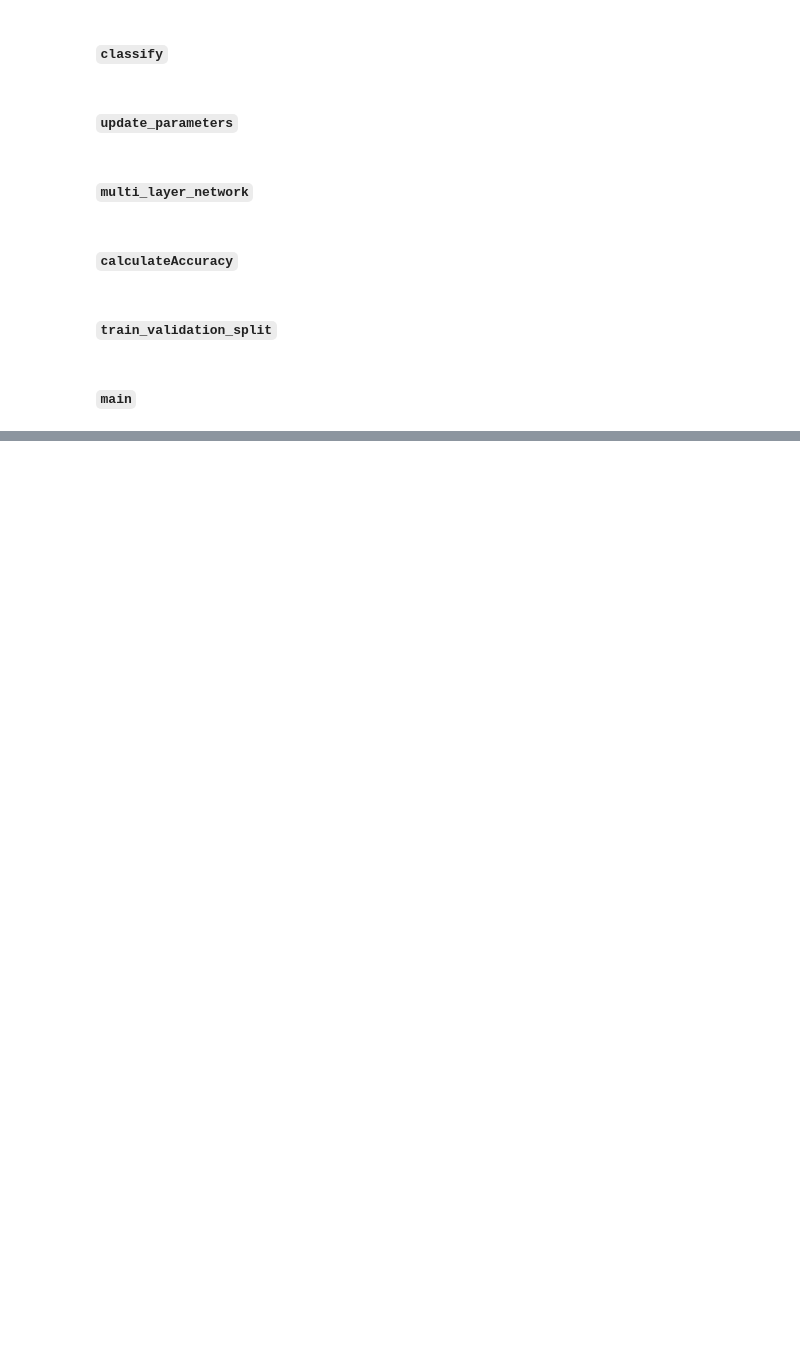
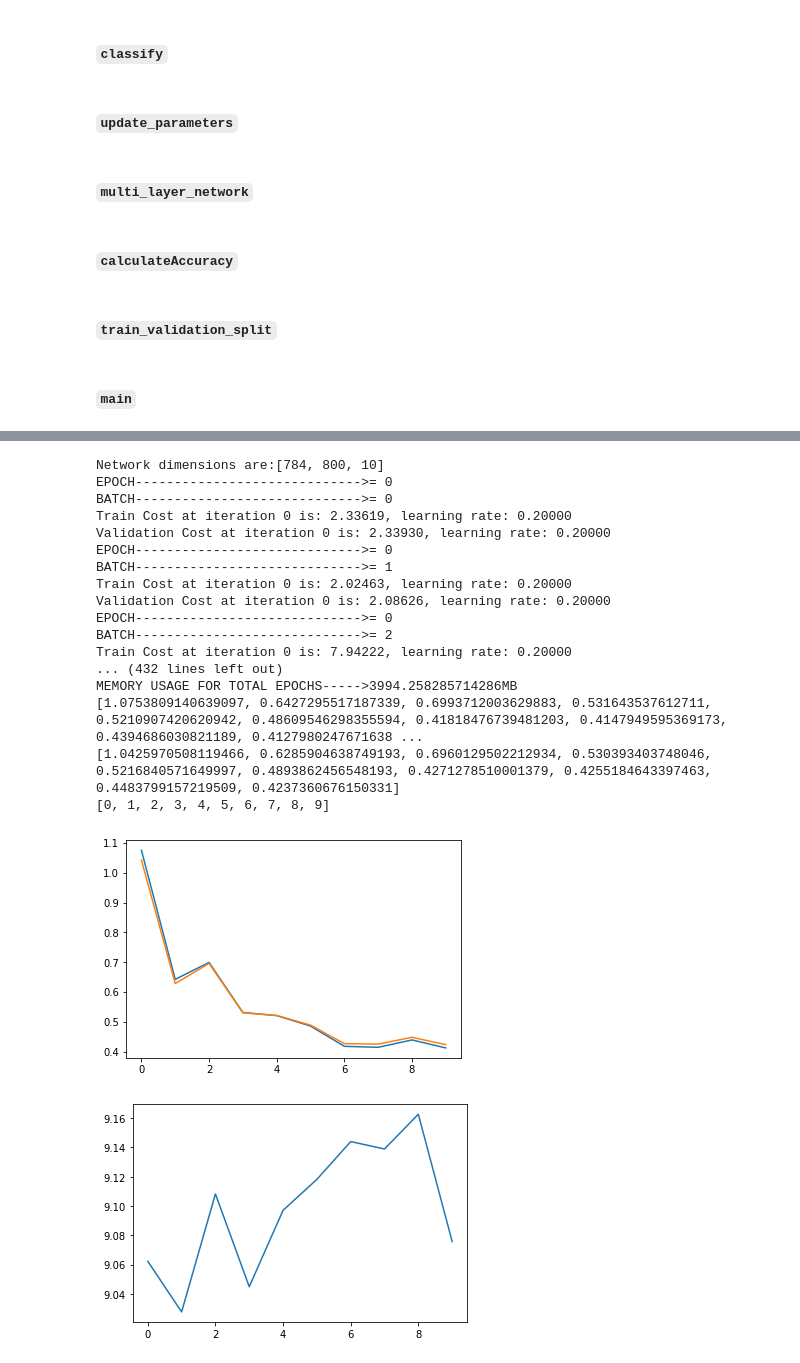
Before and after one commit to mauro-escobar/neural-networks, a Jupyter notebook: Binary_Neural_Network_example.ipynb, the cells around one changed output, grey strips where cells are left out. Drawn from its saved outputs; the diff is of its cells as text; code cells hidden in the pictures; blank space fills up the shorter version.

```diff
--- a/Binary_Neural_Network_example.ipynb
+++ b/Binary_Neural_Network_example.ipynb
@@ -521,7 +583,7 @@ def layer_backward(dA, cache, W, b, activation):
 # %% [markdown]
 #### `multi_layer_backward`
 # %%
-def multi_layer_backward(dAL, caches, parameters):
+def multi_layer_backward(dAL, caches, parameters, activation="relu"):
     '''
     Back propgation through the layers of the network (except softmax
     cross entropy) softmax_cross_entropy can be handled separately
@@ -544,7 +606,7 @@ def multi_layer_backward(dAL, caches, parameters):
         dA, gradients["dW"+str(l)], gradients["db"+str(l)] = \
               layer_backward(dA, caches[l-1], parameters["W"+str(l)],
                              parameters["b"+str(l)], activation)
-        activation = "relu"
+        activation = activation
     return gradients
 # %%
 '''
@@ -564,7 +626,7 @@ def compute_dA(A,Y):
 # %% [markdown]
 #### `classify`
 # %%
-def classify(X, parameters):
+def classify(X, parameters, activation):
     '''
     Network prediction for inputs X
     Inputs:
@@ -578,7 +640,7 @@ def classify(X, parameters):
     # Forward propagate X using multi_layer_forward
     # Get predictions using softmax_cross_entropy_loss
     # Estimate the class labels using predictions
-    AL, caches = multi_layer_forward(X, parameters)
+    AL, caches = multi_layer_forward(X, parameters, activation)
     A, cache, cost = softmax_cross_entropy_loss(AL)
 
     row,col = X.shape
@@ -617,7 +679,7 @@ def update_parameters(parameters, gradients, epoch, learning_rate,
 # %% [markdown]
 #### `multi_layer_network`
 # %%
-def multi_layer_network(batch, parameters, X, Y, VD, VL, net_dims,
+def multi_layer_network(batch, parameters, activation, X, Y, VD, VL, net_dims,
                         num_iterations=500, learning_rate=0.2, decay_rate=0.01):
     '''
     Creates the multilayer network and trains the network
@@ -640,13 +702,13 @@ def multi_layer_network(batch, parameters, X, Y, VD, VL, net_dims,
         ### CODE HERE
         # Forward Prop
         ## call to multi_layer_forward to get activations
-        AL, caches = multi_layer_forward(A0, parameters)
+        AL, caches = multi_layer_forward(A0, parameters, activation)
 
         ## call to softmax cross entropy loss
         A, cache, cost = softmax_cross_entropy_loss(AL, Y)
 
         # Validation Costs
-        VAL, Vcaches = multi_layer_forward(VD, parameters)
+        VAL, Vcaches = multi_layer_forward(VD, parameters, activation)
         VA, Vcache, Vcost = softmax_cross_entropy_loss(VAL, VL)
 
         # Backward Prop
@@ -654,7 +716,7 @@ def multi_layer_network(batch, parameters, X, Y, VD, VL, net_dims,
         dZ = softmax_cross_entropy_loss_der(Y, cache)
 
         ## call to multi_layer_backward to get gradients
-        gradients = multi_layer_backward(dZ, caches, parameters)
+        gradients = multi_layer_backward(dZ, caches, parameters, activation)
 
         ## call to update the parameters
         parameters, alpha = update_parameters(parameters, gradients, ii,
@@ -719,7 +781,7 @@ def train_validation_split(train_data,train_label):
 # %% [markdown]
 #### `main`
 # %%
-def main(net_dims):
+def main(net_dims, activation):
     '''
     Trains a multilayer network for MNIST digit classification (all 10 digits)
     To create a network with 1 hidden layer of dimensions 800
@@ -745,7 +807,7 @@ def main(net_dims):
                   digit_range=[0,1,2,3,4,5,6,7,8,9],
                   noTrPerClass=5000, noTsPerClass=800)
 
-    train_data, validation_data,train_label, validation_label = \
+    train_data, validation_data, train_label, validation_label = \
       train_test_split(train_data.T, train_label.T, test_size=8000,
                        train_size=42000, random_state=42)
 
@@ -762,13 +824,13 @@ def main(net_dims):
         for i in range(0,10):
             print("EPOCH----------------------------->= "+str(j))
             print("BATCH----------------------------->= "+str(i))
-            mini_train_data=train_data[i*4200 : (i*4200)+4200]
-            mini_train_label=train_label[i*4200 : (i*4200)+4200]
-            mini_train_data=mini_train_data.T
-            mini_train_label=mini_train_label.T
+            mini_train_data = train_data[i*4200 : (i*4200)+4200]
+            mini_train_label = train_label[i*4200 : (i*4200)+4200]
+            mini_train_data = mini_train_data.T
+            mini_train_label = mini_train_label.T
 
             cost, Vcost, parameters = \
-              multi_layer_network(i, parameters,
+              multi_layer_network(i, parameters, activation,
                                   mini_train_data, mini_train_label,
                                   validation_data.T, validation_label.T,
                                   net_dims, num_iterations=num_iterations,
@@ -786,8 +848,8 @@ def main(net_dims):
 
     print("TOTAL TIME TAKEN="+str(total_time))
     # compute the accuracy for training set and testing set
-    train_Pred = classify(train_data.T, parameters)
-    test_Pred = classify(test_data, parameters)
+    train_Pred = classify(train_data.T, parameters, activation)
+    test_Pred = classify(test_data, parameters, activation)
     trAcc = calculateAccuracy(train_Pred.T, train_label.T)
     teAcc = calculateAccuracy(test_Pred.T, test_label)
 
@@ -811,3 +873,5 @@ def main(net_dims):
     plt.show()
     plt.plot(x,times)
     plt.show()
+
+    return parameters
@@ -842,0 +878,22 @@ MEMORY USAGE FOR TOTAL EPOCHS----->8540.013714285715MB
+# %%
+parameters = main([784,800], activation="relu")
+# %% [output]
+Network dimensions are:[784, 800, 10]
+EPOCH----------------------------->= 0
+BATCH----------------------------->= 0
+Train Cost at iteration 0 is: 2.33619, learning rate: 0.20000
+Validation Cost at iteration 0 is: 2.33930, learning rate: 0.20000
+EPOCH----------------------------->= 0
+BATCH----------------------------->= 1
+Train Cost at iteration 0 is: 2.02463, learning rate: 0.20000
+Validation Cost at iteration 0 is: 2.08626, learning rate: 0.20000
+EPOCH----------------------------->= 0
+BATCH----------------------------->= 2
+Train Cost at iteration 0 is: 7.94222, learning rate: 0.20000
+... (432 lines left out)
+MEMORY USAGE FOR TOTAL EPOCHS----->3994.258285714286MB
+[1.0753809140639097, 0.6427295517187339, 0.6993712003629883, 0.531643537612711, 0.5210907420620942, 0.48609546298355594, 0.41818476739481203, 0.4147949595369173, 0.4394686030821189, 0.4127980247671638 ...
+[1.0425970508119466, 0.6285904638749193, 0.6960129502212934, 0.530393403748046, 0.5216840571649997, 0.4893862456548193, 0.4271278510001379, 0.4255184643397463, 0.4483799157219509, 0.4237360676150331]
+[0, 1, 2, 3, 4, 5, 6, 7, 8, 9]
+[figure, added]
+[figure, added]
```
Also changed, not shown: parts of 15 cells of this notebook.
